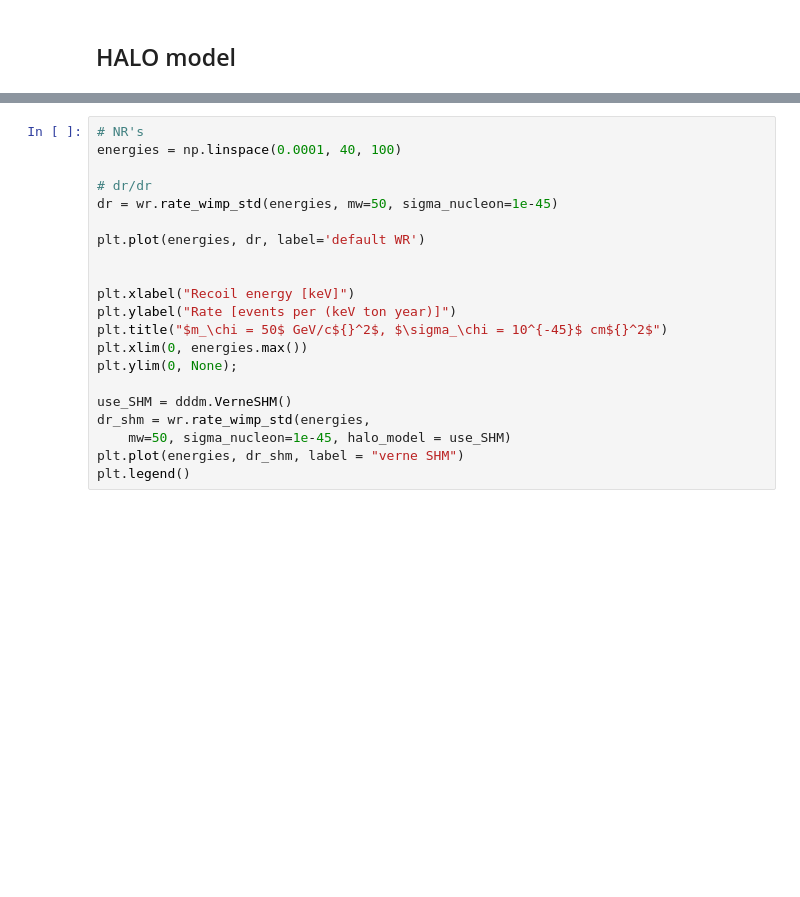
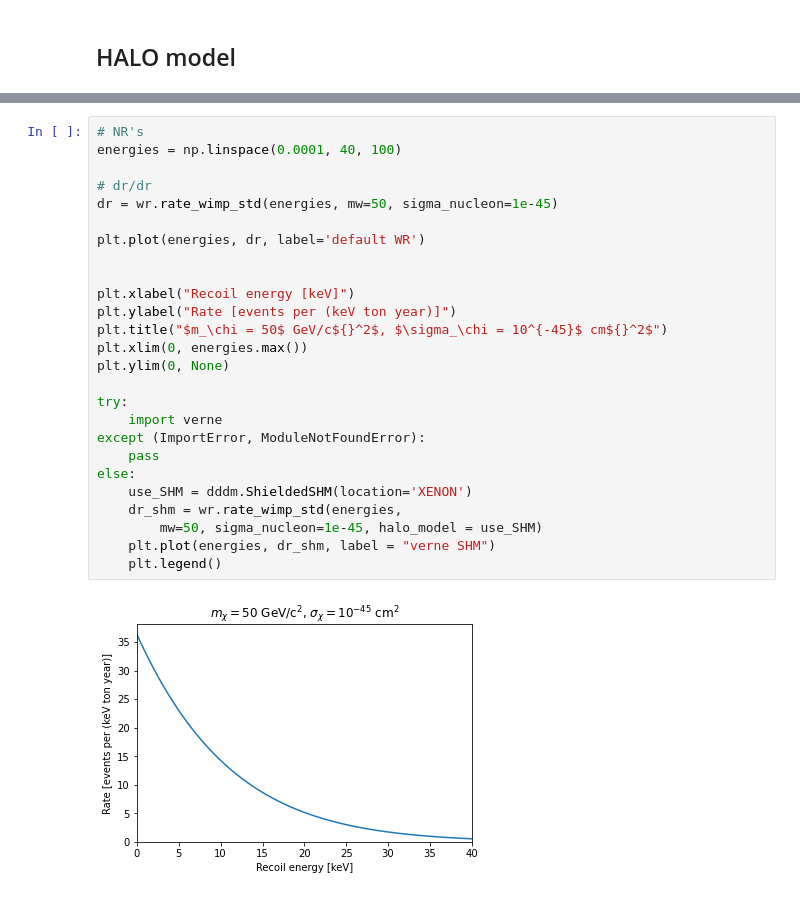
Before and after one commit to JoranAngevaare/dddm, a Jupyter notebook: notebooks/velocity_for_detectors.ipynb, the cells around one changed output, grey strips where cells are left out. Cells and saved outputs as stored; diff of their text form; blank space fills up the shorter version.

```diff
--- a/notebooks/velocity_for_detectors.ipynb
+++ b/notebooks/velocity_for_detectors.ipynb
@@ -59,21 +98,28 @@ plt.legend()
 # %%
 # NR's
 energies = np.linspace(0.0001, 40, 100)
 
 # dr/dr
 dr = wr.rate_wimp_std(energies, mw=50, sigma_nucleon=1e-45)
 
 plt.plot(energies, dr, label='default WR')
 
 
 plt.xlabel("Recoil energy [keV]")
 plt.ylabel("Rate [events per (keV ton year)]")
 plt.title("$m_\chi = 50$ GeV/c${}^2$, $\sigma_\chi = 10^{-45}$ cm${}^2$")
 plt.xlim(0, energies.max())
-plt.ylim(0, None);
+plt.ylim(0, None)
 
-use_SHM = dddm.VerneSHM()
-dr_shm = wr.rate_wimp_std(energies,
-    mw=50, sigma_nucleon=1e-45, halo_model = use_SHM)
-plt.plot(energies, dr_shm, label = "verne SHM")
-plt.legend()
+try:
+    import verne
+except (ImportError, ModuleNotFoundError):
+    pass
+else:
+    use_SHM = dddm.ShieldedSHM(location='XENON')
+    dr_shm = wr.rate_wimp_std(energies,
+        mw=50, sigma_nucleon=1e-45, halo_model = use_SHM)
+    plt.plot(energies, dr_shm, label = "verne SHM")
+    plt.legend()
+# %% [output]
+[figure, added]
```
Also changed, not shown: parts of 24 cells of this notebook, 7 other files.
